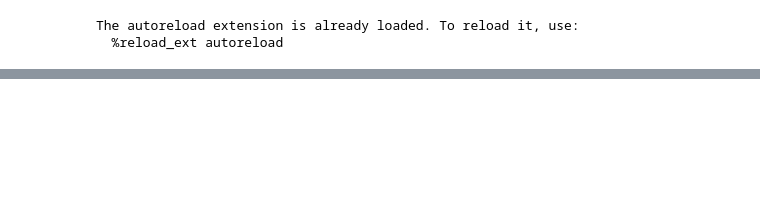
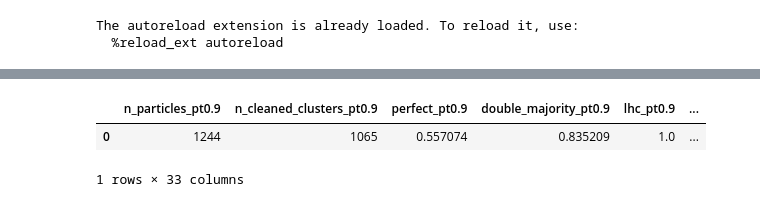
Before and after one commit to gnn-tracking/lst-tracking-hackathon, a Jupyter notebook: notebooks/040_ec_roc_curve.ipynb, the cells around one changed output, grey strips where cells are left out. Saved outputs shown, nothing was run; the diff lists cells and outputs as text; code cells hidden in the pictures; blank space fills up the shorter version.

```diff
--- a/notebooks/040_ec_roc_curve.ipynb
+++ b/notebooks/040_ec_roc_curve.ipynb
@@ -80,0 +237,8 @@ plt.hist(torch.log10(out["W"].detach()), bins=100)
+# %%
+data = default_data_module.datasets["test"][0]
+# %%
+_get_maximum_dm_stats(data, ec, [0.0])
+# %% [output]
+|  | n_particles_pt0.9 | n_cleaned_clusters_pt0.9 | perfect_pt0.9 | double_majority_pt0.9 | lhc_pt0.9 | ... |
+| 0 | 1244 | 1065 | 0.557074 | 0.835209 | 1.0 | ... |
+1 rows × 33 columns
```
Also changed, not shown: parts of 20 cells of this notebook, 5 other files.
